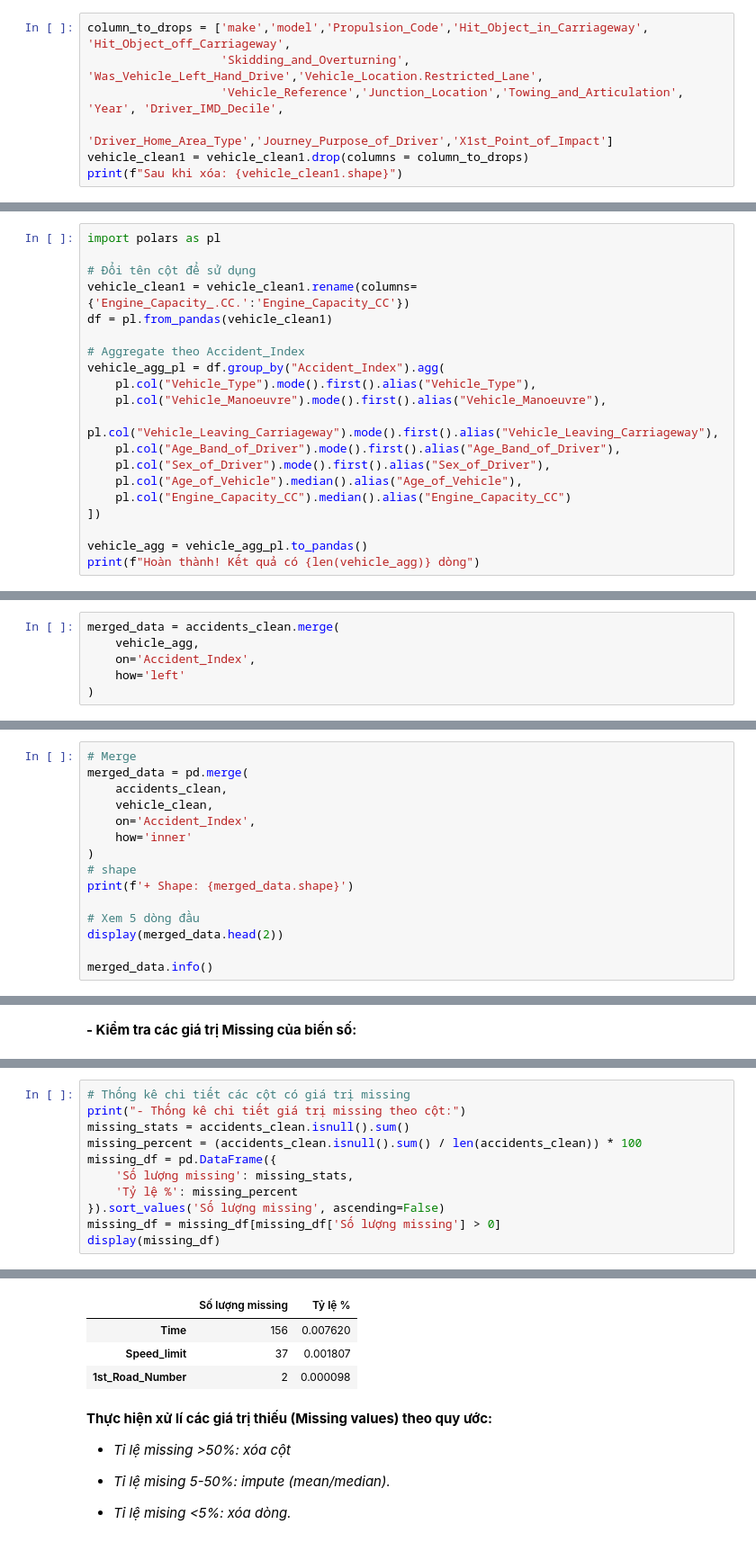
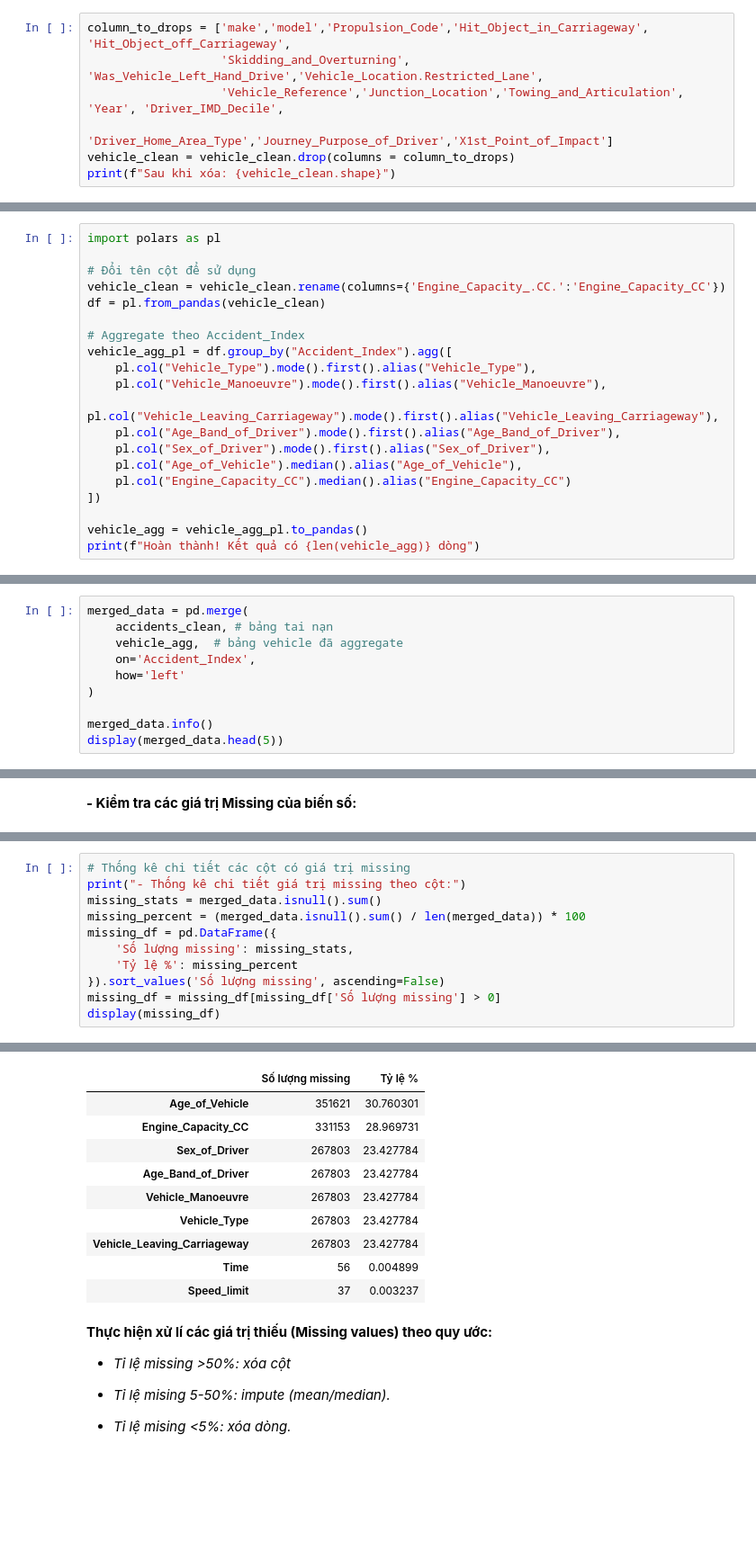
Before and after one commit to mihhwiNick/DA_project, a Jupyter notebook: UK_Road_Traffic_Accident_DA.ipynb, the cells around one changed output, grey strips where cells are left out. Shown at 90% size. Saved outputs shown, nothing was run; the diff lists cells and outputs as text; blank space fills up the shorter version.

```diff
--- a/UK_Road_Traffic_Accident_DA.ipynb
+++ b/UK_Road_Traffic_Accident_DA.ipynb
@@ -508,6 +508,6 @@ column_to_drops = ['make','model','Propulsion_Code','Hit_Object_in_Carriageway',
                    'Skidding_and_Overturning', 'Was_Vehicle_Left_Hand_Drive','Vehicle_Location.Restricted_Lane',
                    'Vehicle_Reference','Junction_Location','Towing_and_Articulation', 'Year', 'Driver_IMD_Decile',
                    'Driver_Home_Area_Type','Journey_Purpose_of_Driver','X1st_Point_of_Impact']
-vehicle_clean1 = vehicle_clean1.drop(columns = column_to_drops)
-print(f"Sau khi xóa: {vehicle_clean1.shape}")
+vehicle_clean = vehicle_clean.drop(columns = column_to_drops)
+print(f"Sau khi xóa: {vehicle_clean.shape}")
 # %% [output]
@@ -560,11 +539,11 @@ Sử dụng median (thay vì mean) vì nó không bị ảnh hưởng bởi các
 import polars as pl
 
 # Đổi tên cột để sử dụng
-vehicle_clean1 = vehicle_clean1.rename(columns={'Engine_Capacity_.CC.':'Engine_Capacity_CC'})
-df = pl.from_pandas(vehicle_clean1)
+vehicle_clean = vehicle_clean.rename(columns={'Engine_Capacity_.CC.':'Engine_Capacity_CC'})
+df = pl.from_pandas(vehicle_clean)
 
 # Aggregate theo Accident_Index
-vehicle_agg_pl = df.group_by("Accident_Index").agg(
+vehicle_agg_pl = df.group_by("Accident_Index").agg([
     pl.col("Vehicle_Type").mode().first().alias("Vehicle_Type"),
     pl.col("Vehicle_Manoeuvre").mode().first().alias("Vehicle_Manoeuvre"),
     pl.col("Vehicle_Leaving_Carriageway").mode().first().alias("Vehicle_Leaving_Carriageway"),
@@ -626,6 +564,10 @@ vehicle_agg.head()
 # %%
-merged_data = accidents_clean.merge(
-    vehicle_agg,
+merged_data = pd.merge(
+    accidents_clean, # bảng tai nạn
+    vehicle_agg,  # bảng vehicle đã aggregate
     on='Accident_Index',
     how='left'
 )
+
+merged_data.info()
+display(merged_data.head(5))
@@ -634,15 +598,0 @@ merged_data = accidents_clean.merge(
-# %%
-# Merge
-merged_data = pd.merge(
-    accidents_clean,
-    vehicle_clean,
-    on='Accident_Index',
-    how='inner'
-)
-# shape
-print(f'+ Shape: {merged_data.shape}')
-
-# Xem 5 dòng đầu
-display(merged_data.head(2))
-
-merged_data.info()
@@ -678,20 +626,26 @@ memory usage: 565.3+ MB
 # %%
 # Thống kê chi tiết các cột có giá trị missing
 print("- Thống kê chi tiết giá trị missing theo cột:")
-missing_stats = accidents_clean.isnull().sum()
-missing_percent = (accidents_clean.isnull().sum() / len(accidents_clean)) * 100
+missing_stats = merged_data.isnull().sum()
+missing_percent = (merged_data.isnull().sum() / len(merged_data)) * 100
 missing_df = pd.DataFrame({
     'Số lượng missing': missing_stats,
     'Tỷ lệ %': missing_percent
 }).sort_values('Số lượng missing', ascending=False)
 missing_df = missing_df[missing_df['Số lượng missing'] > 0]
 display(missing_df)
 # %% [output]
 - Thống kê chi tiết giá trị missing theo cột:
 |  | Số lượng missing | Tỷ lệ % |
-| Time | 156 | 0.007620 |
-| Speed_limit | 37 | 0.001807 |
-| 1st_Road_Number | 2 | 0.000098 |
+| Age_of_Vehicle | 351621 | 30.760301 |
+| Engine_Capacity_CC | 331153 | 28.969731 |
+| Sex_of_Driver | 267803 | 23.427784 |
+| Age_Band_of_Driver | 267803 | 23.427784 |
+| Vehicle_Manoeuvre | 267803 | 23.427784 |
+| Vehicle_Type | 267803 | 23.427784 |
+| Vehicle_Leaving_Carriageway | 267803 | 23.427784 |
+| Time | 56 | 0.004899 |
+| Speed_limit | 37 | 0.003237 |
 # %% [markdown]
 **Thực hiện xử lí các giá trị thiếu (Missing values) theo quy ước:**
 
```
Also changed, not shown: parts of 27 cells of this notebook.
